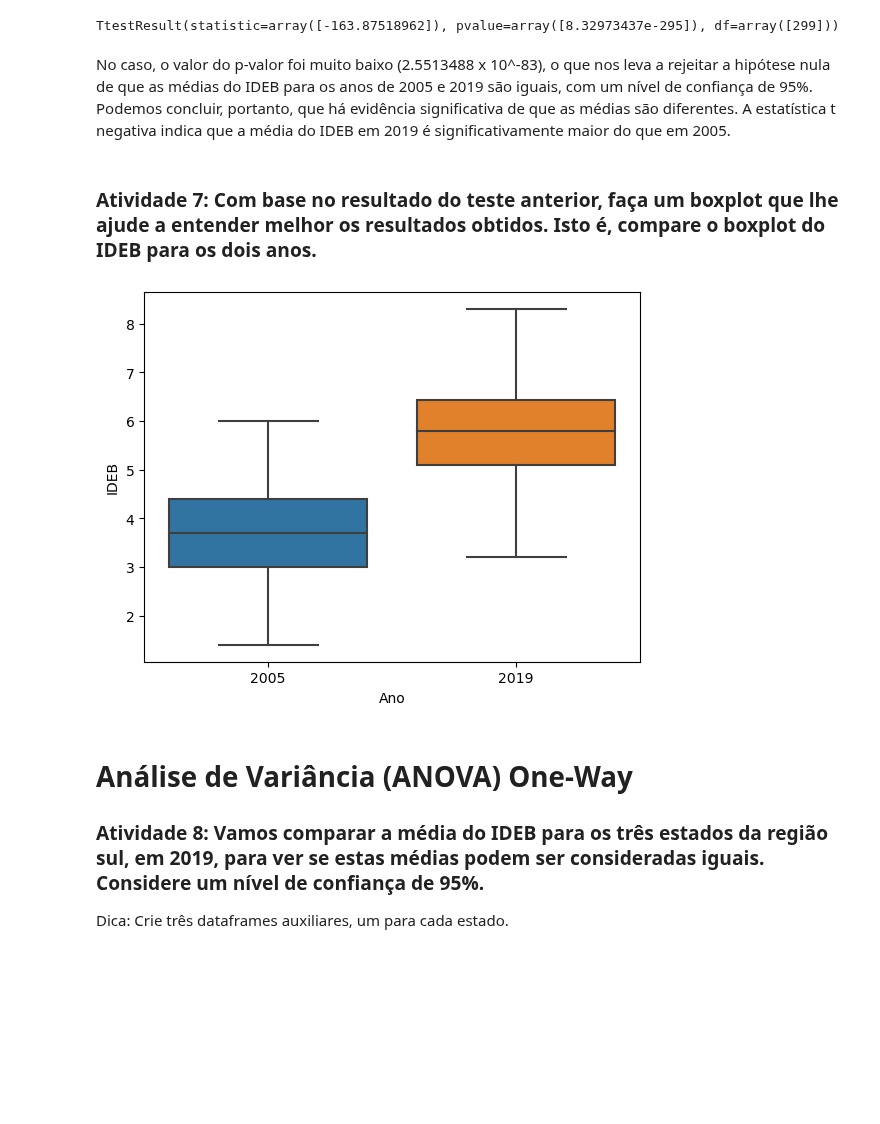
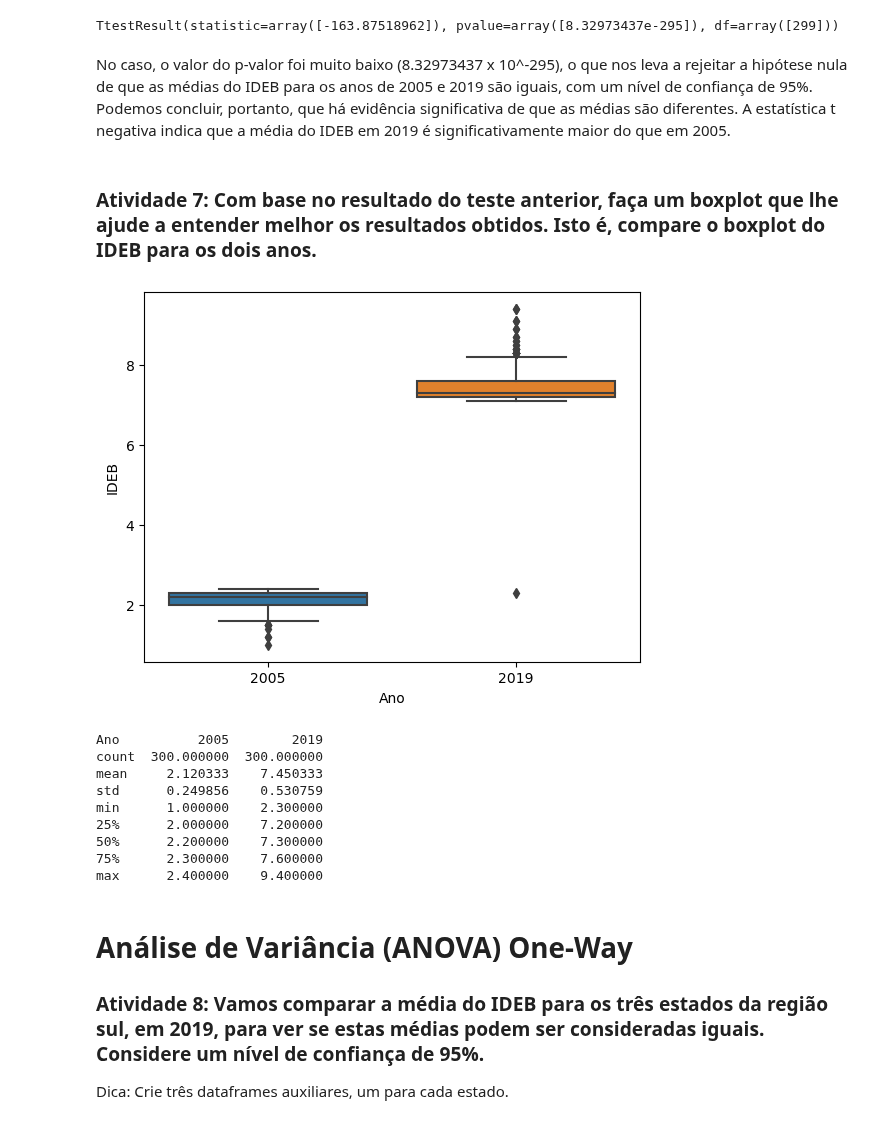
Before and after one commit to jorgelpbarretob/Master-Sirius, a Jupyter notebook: Semana 2/Master_Semana2_Exercicios.ipynb, the cells around one changed output. Cells and saved outputs as stored; diff of their text form; code cells hidden in the pictures; blank space fills up the shorter version.

```diff
--- a/Semana 2/Master_Semana2_Exercicios.ipynb
+++ b/Semana 2/Master_Semana2_Exercicios.ipynb
@@ -189,7 +189,7 @@ print(resultado_teste)
 # %% [output]
 TtestResult(statistic=array([-163.87518962]), pvalue=array([8.32973437e-295]), df=array([299]))
 # %% [markdown]
-No caso, o valor do p-valor foi muito baixo (2.5513488 x 10^-83), o que nos leva a rejeitar a hipótese nula de que as médias do IDEB para os anos de 2005 e 2019 são iguais, com um nível de confiança de 95%. Podemos concluir, portanto, que há evidência significativa de que as médias são diferentes. A estatística t negativa indica que a média do IDEB em 2019 é significativamente maior do que em 2005.
+No caso, o valor do p-valor foi muito baixo (8.32973437 x 10^-295), o que nos leva a rejeitar a hipótese nula de que as médias do IDEB para os anos de 2005 e 2019 são iguais, com um nível de confiança de 95%. Podemos concluir, portanto, que há evidência significativa de que as médias são diferentes. A estatística t negativa indica que a média do IDEB em 2019 é significativamente maior do que em 2005.
 # %% [markdown]
 ### Atividade 7: Com base no resultado do teste anterior, faça um boxplot que lhe ajude a entender melhor os resultados obtidos. Isto é, compare o boxplot do IDEB para os dois anos.
 # %%
@@ -199,13 +199,28 @@ ideb_2019 = ideb_2019['ideb'].values
 # %%
 # Criar um DataFrame com os valores dos IDEBs para os dois anos
 df_boxplot = pd.DataFrame({'Ano': ['2005'] * len(ideb_2005) + ['2019'] * len(ideb_2019), 'IDEB': list(ideb_2005) + list(ideb_2019)})
 
 # Criar o boxplot usando o Seaborn
 sns.boxplot(x='Ano', y='IDEB', data=df_boxplot)
 
 plt.show()
+
+# Calcular o resumo dos dados
+resumo = df_boxplot.groupby('Ano')['IDEB'].describe().T
+
+# Imprime o resumo dos dados
+print(resumo)
 # %% [output]
-[figure, old version]
+[figure, new version]
+Ano          2005        2019
+count  300.000000  300.000000
+mean     2.120333    7.450333
+std      0.249856    0.530759
+min      1.000000    2.300000
+25%      2.000000    7.200000
+50%      2.200000    7.300000
+75%      2.300000    7.600000
+max      2.400000    9.400000
 # %% [markdown]
 # Análise de Variância (ANOVA) One-Way
 
```
Also changed, not shown: parts of 1 cell of this notebook.
